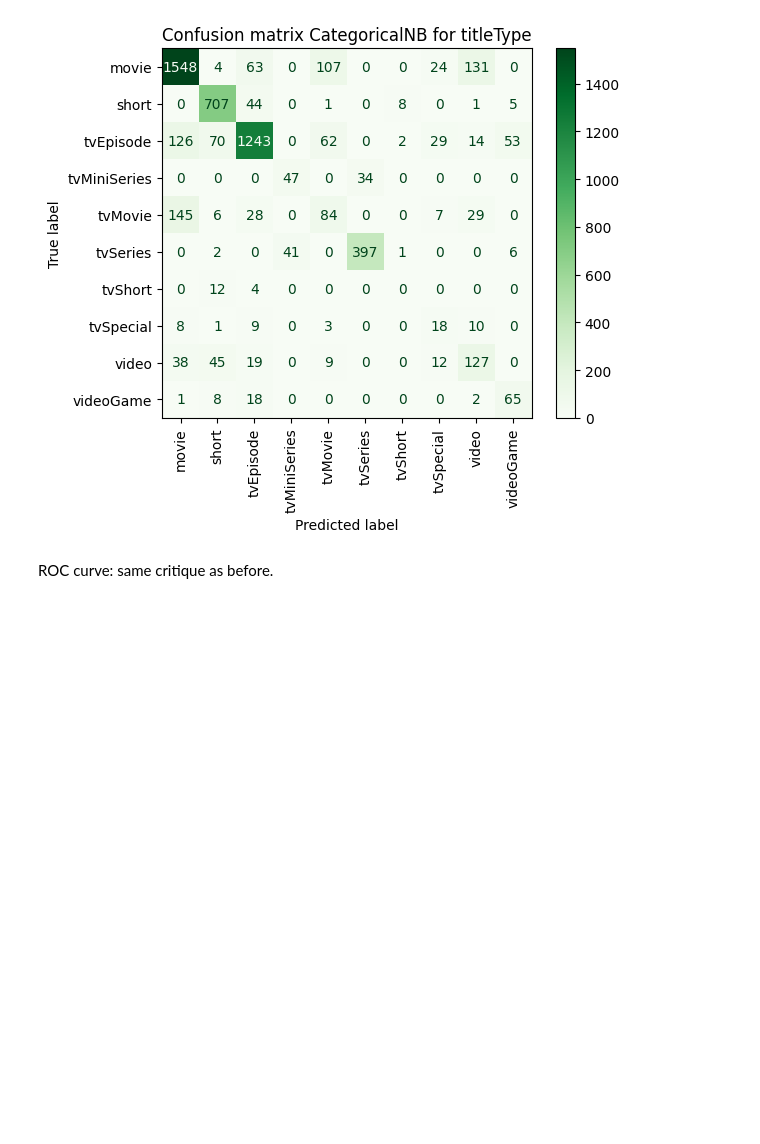
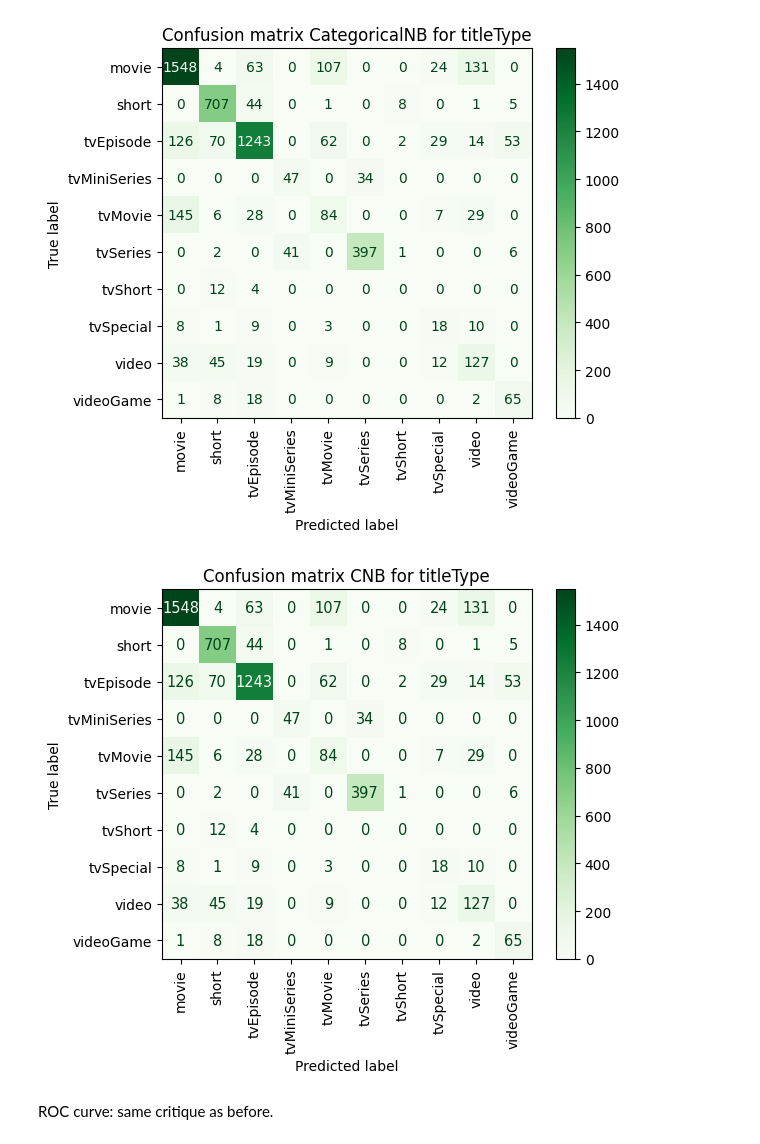
Before and after one commit to g-fabiani4-unipi/dm1_project, a Jupyter notebook: src/naive_bayes.ipynb, the cells around one changed output. Saved outputs shown, nothing was run; the diff lists cells and outputs as text; code cells hidden in the pictures; blank space fills up the shorter version.

Commit message:
Report corrections

```diff
--- a/src/naive_bayes.ipynb
+++ b/src/naive_bayes.ipynb
@@ -409,6 +409,34 @@ plt.title("Confusion matrix CategoricalNB for titleType")
 plt.show()
 # %% [output]
 [figure]
+# %%
+# REPORT
+disp = ConfusionMatrixDisplay.from_predictions(
+    y_pred=y_pred,
+    y_true=y_test,
+    xticks_rotation=90,
+    cmap='Greens',
+    ax=plt.gca()
+)
+
+# Itera sugli oggetti Text per cambiare la dimensione del font nelle celle
+num = 10.5
+for texts in disp.text_:
+    if isinstance(texts, np.ndarray):  # Se è un array (versioni sklearn >1.4)
+        for t in texts:
+            t.set_fontsize(num)
+    else:  # singoli oggetti (versioni sklearn <1.4)
+        texts.set_fontsize(num)
+"""
+plt.xlabel("Predicted label", fontsize=18)
+plt.ylabel("True label", fontsize=18)
+plt.xticks(fontsize=16)
+plt.yticks(fontsize=16)
+"""
+plt.title("Confusion matrix CNB for titleType")
+plt.show()
+# %% [output]
+[figure, added]
 # %% [markdown]
 ROC curve: same critique as before.
 # %%
```
Also changed, not shown: parts of 1 cell of this notebook, 9 other files.
